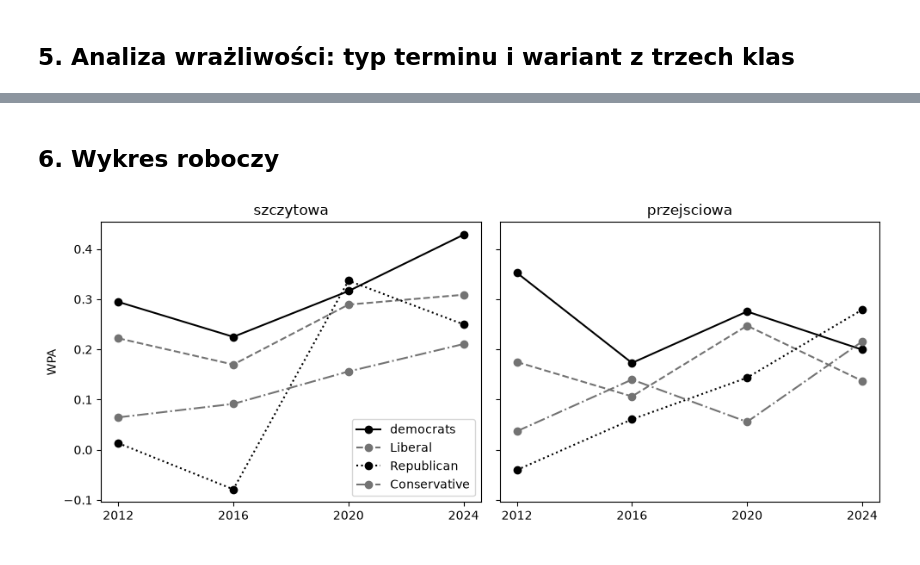
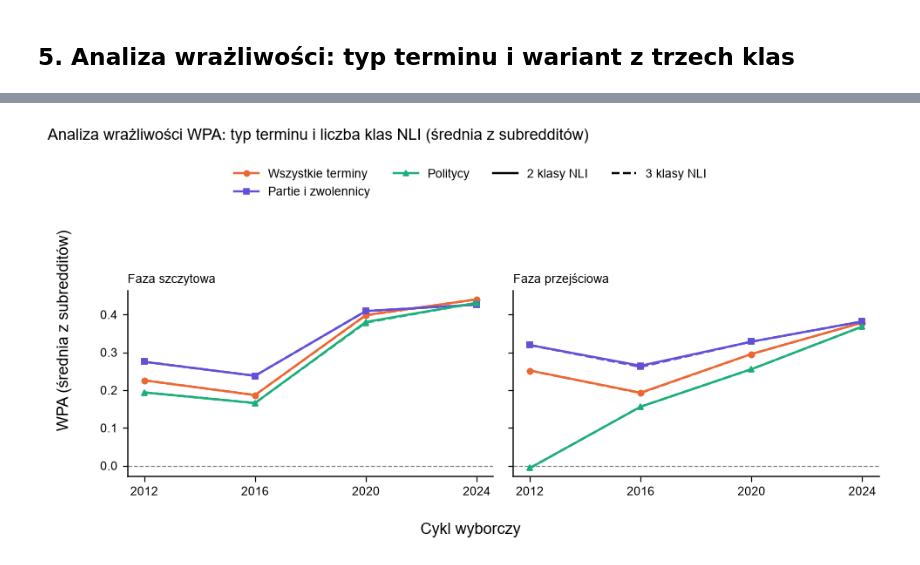
Before and after one commit to Czerw0/Licencjat, a Jupyter notebook: h4a/h4a_analysis.ipynb, the cells around one changed output, grey strips where cells are left out. Saved outputs shown, nothing was run; the diff lists cells and outputs as text; code cells hidden in the pictures.

```diff
--- a/h4a/h4a_analysis.ipynb
+++ b/h4a/h4a_analysis.ipynb
@@ -130,11 +211,0 @@ sensitivity.round(3)
-# %%
-fig, axes = plt.subplots(1, 2, figsize=(10, 4), sharey=True)
-for ax, phase in zip(axes, ["szczytowa", "przejsciowa"]):
-    sensitivity.xs(phase, level="phase").T.reindex(CYCLES).plot(ax=ax, marker="o", legend=False)
-    ax.set_title(phase)
-    ax.set_xticks(CYCLES)
-    ax.set_xlabel("Cykl")
-axes[1].legend(fontsize=8, loc="upper left", bbox_to_anchor=(1, 1))
-axes[0].set_ylabel("WPA (średnia z subredditów)")
-plt.tight_layout()
-plt.show()
@@ -143,17 +212,15 @@ plt.show()
-# %% [markdown]
-## 6. Wykres roboczy
-# %%
-fig, axes = plt.subplots(1, 2, figsize=(10, 4), sharey=True)
-for ax, phase in zip(axes, ["szczytowa", "przejsciowa"]):
-    for subreddit in POLITICAL_SUBREDDITS:
-        rows = main[(main["subreddit"] == subreddit) & (main["phase"] == phase)].set_index("cycle").reindex(CYCLES)
-        color, linestyle = SUBREDDIT_STYLES[subreddit]
-        ax.plot(CYCLES, rows["wpa"], color=color, linestyle=linestyle, marker="o", label=subreddit)
-    ax.set_title(phase)
-    ax.set_xticks(CYCLES)
-axes[0].legend()
-axes[0].set_ylabel("WPA")
-plt.tight_layout()
-plt.show()
-# %% [output]
-[figure, removed]
+# %%
+fig, axes = plt.subplots(1, 2, figsize=(9, 4.4), sharey=True)
+for ax, phase in zip(axes, ["szczytowa", "przejsciowa"]):
+    ax.axhline(0, color="0.5", linewidth=0.8, linestyle="--")
+    for (scope, variant), row in sensitivity.xs(phase, level="phase").iterrows():
+        color, marker, _ = SCOPE_STYLES[scope]
+        ax.plot(CYCLES, row.reindex(CYCLES), color=color, marker=marker, markersize=4, linewidth=1.6, linestyle=VARIANT_STYLES[variant][0])
+    ax.set_title(f"Faza {PHASE_LABELS[phase].lower()}", loc="left", fontsize=9)
+    ax.set_xticks(CYCLES)
+handles = [Line2D([], [], color=color, marker=marker, markersize=4, linewidth=1.6, label=label) for color, marker, label in SCOPE_STYLES.values()]
+handles += [Line2D([], [], color="black", linestyle=linestyle, linewidth=1.6, label=label) for linestyle, label in VARIANT_STYLES.values()]
+finish_figure(fig, handles, "Analiza wrażliwości WPA: typ terminu i liczba klas NLI (średnia z subredditów)", "Cykl wyborczy",
+              "WPA (średnia z subredditów)", top=0.74, legend_y=0.91)
+# %% [output]
+[figure, added]
```
Also changed, not shown: parts of 13 cells of this notebook, 8 other files.
